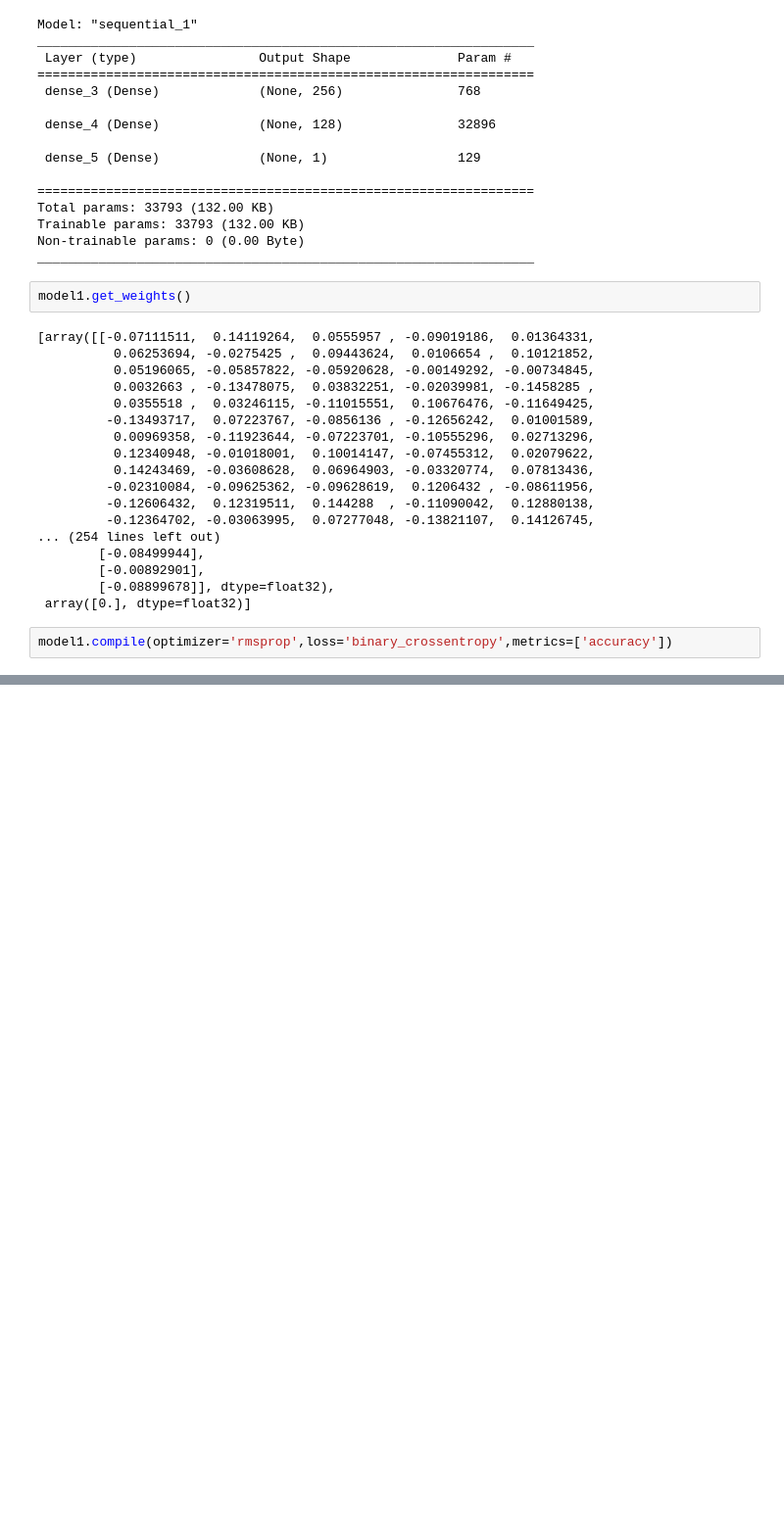
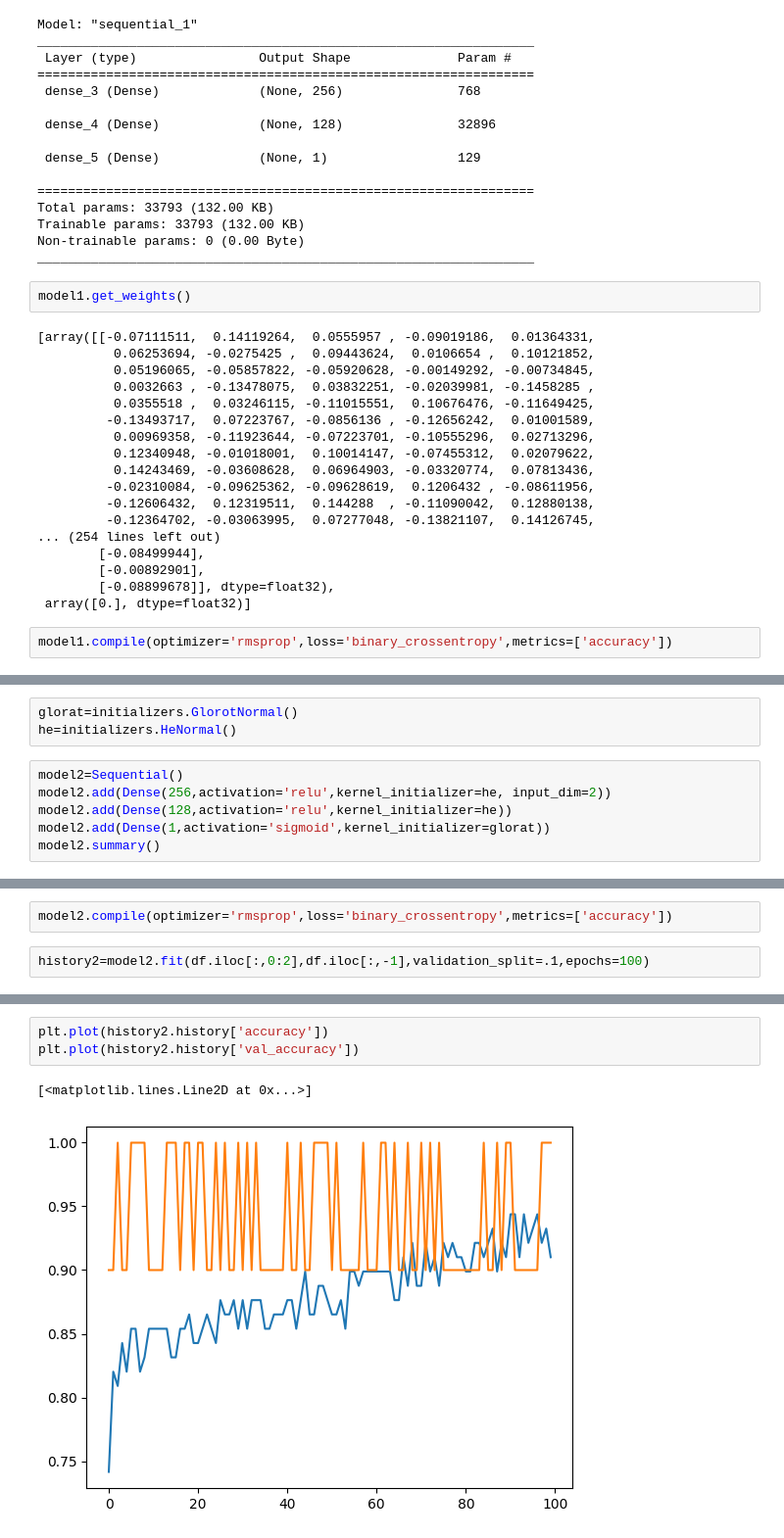
Before and after one commit to Codebreaker42/deep-learning-series, a Jupyter notebook: day11(xavier and he weight initialization technique)/xavier_and_he.ipynb, the cells around one changed output, grey strips where cells are left out. Shown at 98% size. Cells and saved outputs as stored; diff of their text form; blank space fills up the shorter version.

```diff
--- a/day11(xavier and he weight initialization technique)/xavier_and_he.ipynb
+++ b/day11(xavier and he weight initialization technique)/xavier_and_he.ipynb
@@ -79,0 +128,9 @@ IndexingError: Too many indexers
+# %%
+glorat=initializers.GlorotNormal()
+he=initializers.HeNormal()
+# %%
+model2=Sequential()
+model2.add(Dense(256,activation='relu',kernel_initializer=he, input_dim=2))
+model2.add(Dense(128,activation='relu',kernel_initializer=he))
+model2.add(Dense(1,activation='sigmoid',kernel_initializer=glorat))
+model2.summary()
@@ -79,0 +173,4 @@ IndexingError: Too many indexers
+# %%
+model2.compile(optimizer='rmsprop',loss='binary_crossentropy',metrics=['accuracy'])
+# %%
+history2=model2.fit(df.iloc[:,0:2],df.iloc[:,-1],validation_split=.1,epochs=100)
@@ -79,0 +195,6 @@ IndexingError: Too many indexers
+# %%
+plt.plot(history2.history['accuracy'])
+plt.plot(history2.history['val_accuracy'])
+# %% [output]
+[<matplotlib.lines.Line2D at 0x...>]
+[figure, added]
```
Also changed, not shown: parts of 20 cells of this notebook.
